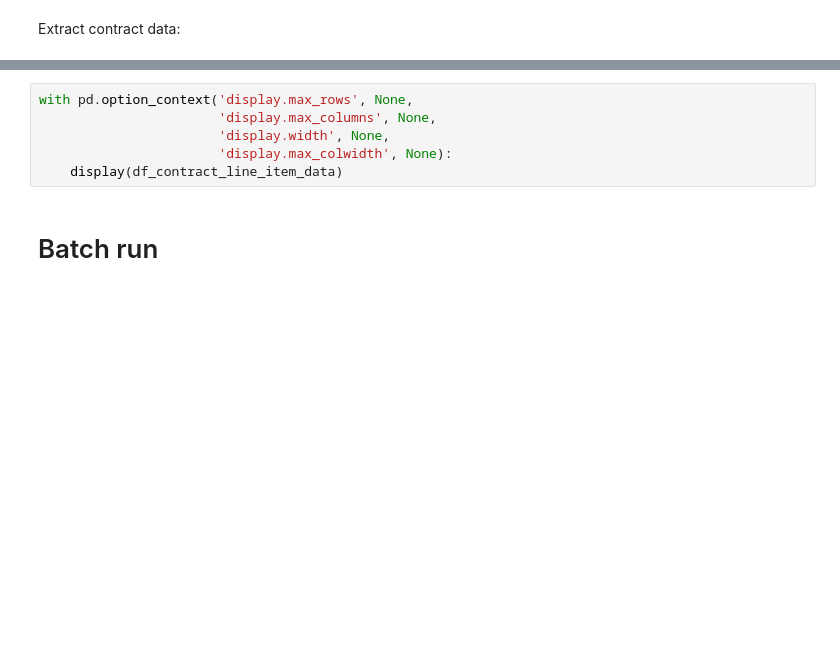
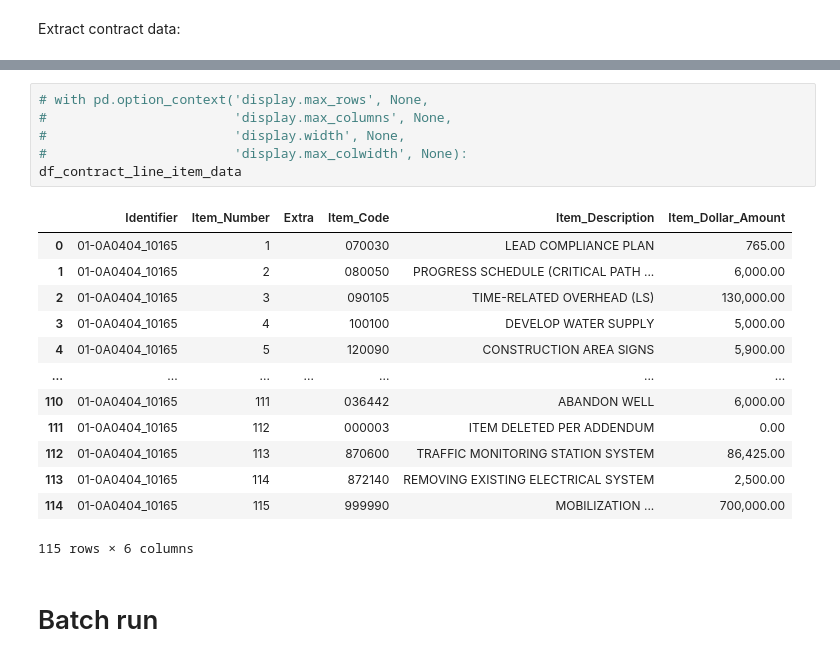
Before and after one commit to nesaboz/caltrans_data_extraction, a Jupyter notebook: main.ipynb, the cells around one changed output, grey strips where cells are left out. Drawn from its saved outputs; the diff is of its cells as text; blank space fills up the shorter version.

```diff
--- a/main.ipynb
+++ b/main.ipynb
@@ -294,9 +402,23 @@ df_bid_subcontractor_data
 # %%
-with pd.option_context('display.max_rows', None,
-                       'display.max_columns', None,
-                       'display.width', None,
-                       'display.max_colwidth', None):
-    display(df_contract_line_item_data)
+# with pd.option_context('display.max_rows', None,
+#                        'display.max_columns', None,
+#                        'display.width', None,
+#                        'display.max_colwidth', None):
+df_contract_line_item_data
+# %% [output]
+|  | Identifier | Item_Number | Extra | Item_Code | Item_Description | Item_Dollar_Amount |
+| 0 | 01-0A0404_10165 | 1 |  | 070030 | LEAD COMPLIANCE PLAN | 765.00 |
+| 1 | 01-0A0404_10165 | 2 |  | 080050 | PROGRESS SCHEDULE (CRITICAL PATH ... | 6,000.00 |
+| 2 | 01-0A0404_10165 | 3 |  | 090105 | TIME-RELATED OVERHEAD (LS) | 130,000.00 |
+| 3 | 01-0A0404_10165 | 4 |  | 100100 | DEVELOP WATER SUPPLY | 5,000.00 |
+| 4 | 01-0A0404_10165 | 5 |  | 120090 | CONSTRUCTION AREA SIGNS | 5,900.00 |
+| ... | ... | ... | ... | ... | ... | ... |
+| 110 | 01-0A0404_10165 | 111 |  | 036442 | ABANDON WELL | 6,000.00 |
+| 111 | 01-0A0404_10165 | 112 |  | 000003 | ITEM DELETED PER ADDENDUM | 0.00 |
+| 112 | 01-0A0404_10165 | 113 |  | 870600 | TRAFFIC MONITORING STATION SYSTEM | 86,425.00 |
+| 113 | 01-0A0404_10165 | 114 |  | 872140 | REMOVING EXISTING ELECTRICAL SYSTEM | 2,500.00 |
+| 114 | 01-0A0404_10165 | 115 |  | 999990 | MOBILIZATION ... | 700,000.00 |
+115 rows × 6 columns
 # %% [markdown]
 # Batch run
 # %% [markdown]
```
Also changed, not shown: parts of 14 cells of this notebook, 1 other file.
